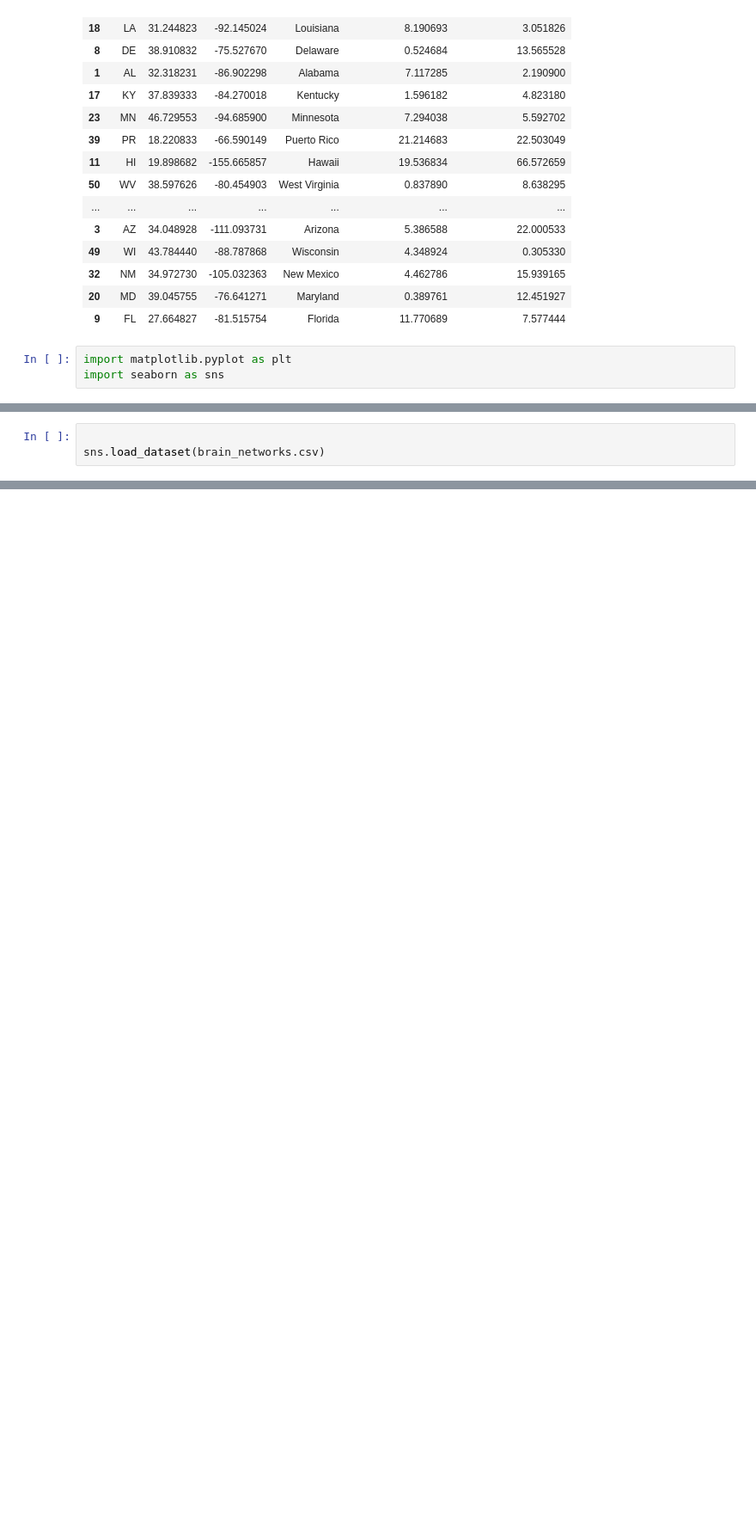
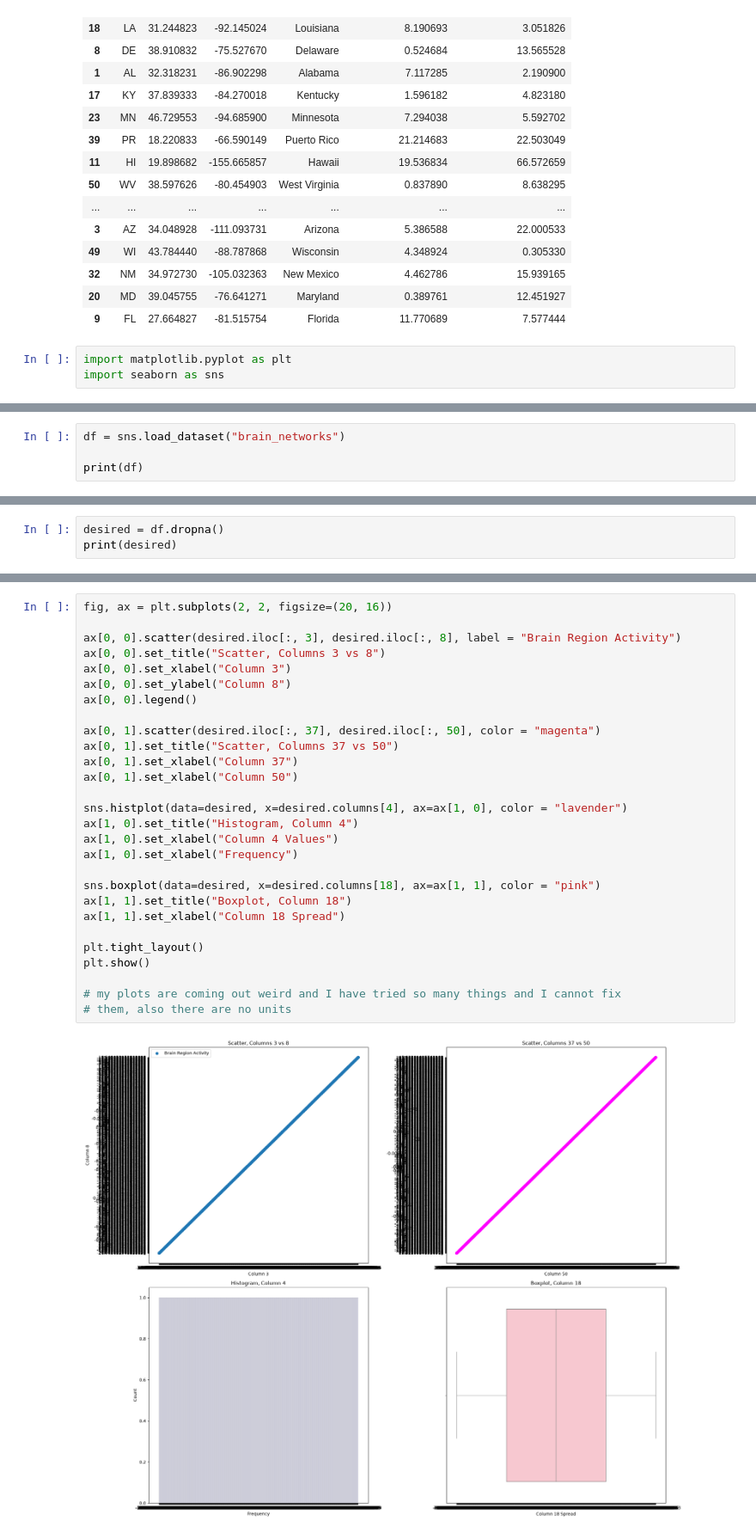
Before and after one commit to aivello/olivia, a Jupyter notebook: homework7/homework7.ipynb, the cells around one changed output, grey strips where cells are left out. Shown at 86% size. Cells and saved outputs as stored; diff of their text form; blank space fills up the shorter version.

```diff
--- a/homework7/homework7.ipynb
+++ b/homework7/homework7.ipynb
@@ -130,4 +128,5 @@ x = 5
 # %%
+df = sns.load_dataset("brain_networks")
 
-sns.load_dataset(brain_networks.csv)
+print(df)
 # %% [output]
@@ -134,0 +150,3 @@ NameError: name 'brain_networks' is not defined
+# %%
+desired = df.dropna()
+print(desired)
@@ -134,0 +220,30 @@ NameError: name 'brain_networks' is not defined
+# %%
+fig, ax = plt.subplots(2, 2, figsize=(20, 16))
+
+ax[0, 0].scatter(desired.iloc[:, 3], desired.iloc[:, 8], label = "Brain Region Activity")
+ax[0, 0].set_title("Scatter, Columns 3 vs 8")
+ax[0, 0].set_xlabel("Column 3")
+ax[0, 0].set_ylabel("Column 8")
+ax[0, 0].legend()
+
+ax[0, 1].scatter(desired.iloc[:, 37], desired.iloc[:, 50], color = "magenta")
+ax[0, 1].set_title("Scatter, Columns 37 vs 50")
+ax[0, 1].set_xlabel("Column 37")
+ax[0, 1].set_xlabel("Column 50")
+
+sns.histplot(data=desired, x=desired.columns[4], ax=ax[1, 0], color = "lavender")
+ax[1, 0].set_title("Histogram, Column 4")
+ax[1, 0].set_xlabel("Column 4 Values")
+ax[1, 0].set_xlabel("Frequency")
+
+sns.boxplot(data=desired, x=desired.columns[18], ax=ax[1, 1], color = "pink")
+ax[1, 1].set_title("Boxplot, Column 18")
+ax[1, 1].set_xlabel("Column 18 Spread")
+
+plt.tight_layout()
+plt.show()
+
+# my plots are coming out weird and I have tried so many things and I cannot fix
+# them, also there are no units
+# %% [output]
+[figure, added]
```
Also changed, not shown: parts of 11 cells of this notebook, 5 other files.
